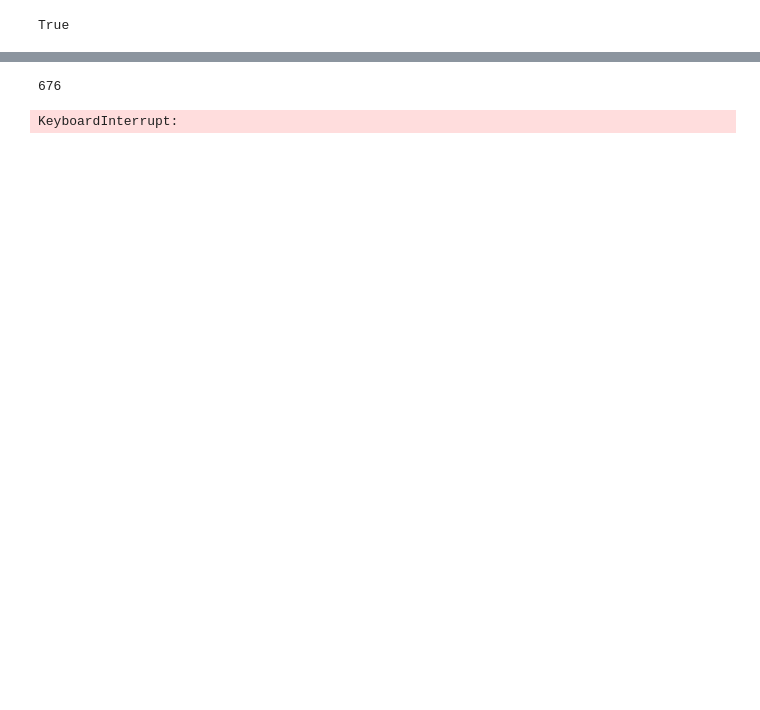
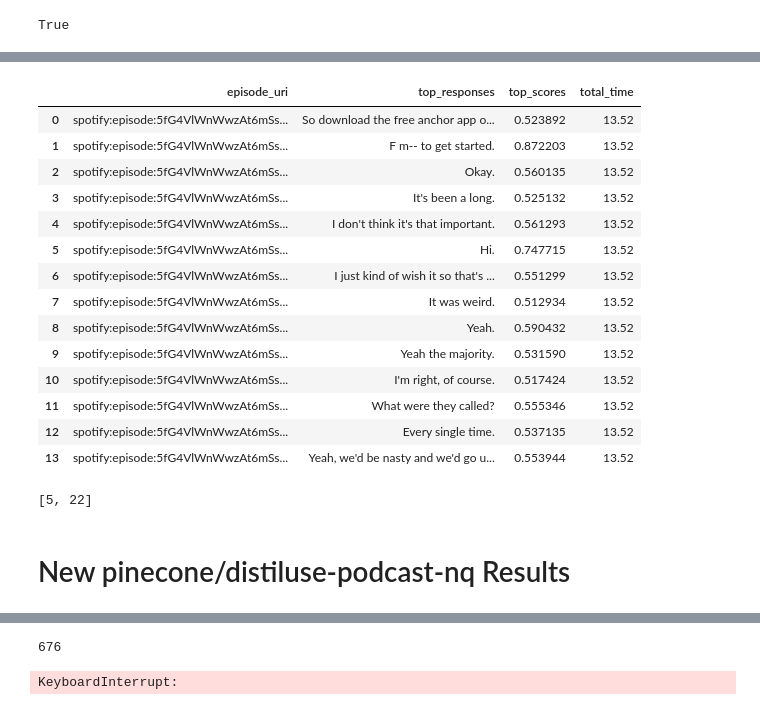
Before and after one commit to oimartin/podcast_ad_sponsor_chatbot, a Jupyter notebook: 03_test_ad_classification.ipynb, the cells around one changed output, grey strips where cells are left out. Saved outputs shown, nothing was run; the diff lists cells and outputs as text; code cells hidden in the pictures; blank space fills up the shorter version.

```diff
--- a/03_test_ad_classification.ipynb
+++ b/03_test_ad_classification.ipynb
@@ -1,25 +3,18 @@
 # %%
+# !pip install sentence_transformers
+
 import nltk
-import random
-
-# !pip install sentence_transformers
-from sentence_transformers import SentenceTransformer
-from sklearn.metrics.pairwise import cosine_similarity
-
 from elasticsearch import Elasticsearch
+es = Elasticsearch("http://localhost:9200")
 import pandas as pd
-
 import torch
 import torch.nn.functional as F
-
 import time
 
 from transformers import AutoModelForSequenceClassification, AutoTokenizer
 model_class = AutoModelForSequenceClassification.from_pretrained('morenolq/spotify-podcast-advertising-classification')
 tokenizer = AutoTokenizer.from_pretrained('morenolq/spotify-podcast-advertising-classification')
 
-# model = SentenceTransformer('pinecone/distiluse-podcast-nq')
-
 # Only run this once, they will be downloaded.
 nltk.download('stopwords',quiet=True)
 nltk.download('wordnet',quiet=True)
@@ -29,0 +27,17 @@ True
+# %%
+# Previously indicated episodes to test all chatbots against
+indicator_episodes = ["spotify:episode:5fG4VlWnWwzAt6mSs0H7lY", "spotify:episode:7JG3lLnRoDdOxuqjf14ZkM",
+                            "spotify:episode:3kkhUQJ9DXYs6aSdDmPp2V", "spotify:episode:4fJ6Y6IpljKy8FT8DZHx1L",
+                            "spotify:episode:5xBPWxqVCocdBgybmHjr5V", "spotify:episode:0X663c1I6j1cehJvy10WMm",
+                            "spotify:episode:61a1JjZO27lGCvCwBaCkpC", "spotify:episode:0goWRy1gwB23rQVy8ci7Wa",
+                            "spotify:episode:0BSD8QYmd2mQ1V43uIrU4I", "spotify:episode:5xH3cdpkxnJhQjPV22sxKC",
+                            "spotify:episode:0YPvJfSEw0jacPB3IeT37d", "spotify:episode:1gnpv26FFvIxpnwVbbRXv1",
+                            "spotify:episode:6rh4J52THn252yi7t11Yqf", "spotify:episode:3IfmcM2rcWb82601pkPvCh",
+                            "spotify:episode:5LJ33LdXWhqOu1KNad6D5q", "spotify:episode:1AxFBio6NwwG0MAjdCK5gK",
+                            "spotify:episode:3U33mRnDJcXywmBm1hahlL", "spotify:episode:57Nzb9H2VRZgHcNFChwbBG",
+                            "spotify:episode:6vRLNVEQ4xqtMxnms3RZh3", "spotify:episode:1tN044BhlPjjiluZ7Wo7UL",
+                            "spotify:episode:1fs86N6FLUKW2e5NdX1dF1", "spotify:episode:1A4cHtP3wIVQutpCgS7kd7",
+                            "spotify:episode:1Mi90UjG91rm73qvHzcG0t", "spotify:episode:3TuC8HZp9VdXtxYMQkJI0m",
+                            "spotify:episode:67v8V9SOXxivYQfAHSsc5f", "spotify:episode:3QE8qxHtJg3zMrq03R4GOj",
+                            "spotify:episode:3Vr6AUCTQgVWoE137b4IdB", "spotify:episode:4oQZAcd6xnxVA1e2GWaIFb",
+                            "spotify:episode:4sbSs1xtuf8dF3xtb7btUi", "spotify:episode:2RoLspr2PQTki51sfMhd20"]
@@ -29,0 +138,19 @@ True
+# %%
+# preview example of identified sentences for one episode
+of_interest[0]
+# %% [output]
+|  | episode_uri | top_responses | top_scores | total_time |
+| 0 | spotify:episode:5fG4VlWnWwzAt6mSs... | So download the free anchor app o... | 0.523892 | 13.52 |
+| 1 | spotify:episode:5fG4VlWnWwzAt6mSs... | F m-- to get started. | 0.872203 | 13.52 |
+| 2 | spotify:episode:5fG4VlWnWwzAt6mSs... | Okay. | 0.560135 | 13.52 |
+| 3 | spotify:episode:5fG4VlWnWwzAt6mSs... | It's been a long. | 0.525132 | 13.52 |
+| 4 | spotify:episode:5fG4VlWnWwzAt6mSs... | I don't think it's that important. | 0.561293 | 13.52 |
+| 5 | spotify:episode:5fG4VlWnWwzAt6mSs... | Hi. | 0.747715 | 13.52 |
+| 6 | spotify:episode:5fG4VlWnWwzAt6mSs... | I just kind of wish it so that's ... | 0.551299 | 13.52 |
+| 7 | spotify:episode:5fG4VlWnWwzAt6mSs... | It was weird. | 0.512934 | 13.52 |
+| 8 | spotify:episode:5fG4VlWnWwzAt6mSs... | Yeah. | 0.590432 | 13.52 |
+| 9 | spotify:episode:5fG4VlWnWwzAt6mSs... | Yeah the majority. | 0.531590 | 13.52 |
+| 10 | spotify:episode:5fG4VlWnWwzAt6mSs... | I'm right, of course. | 0.517424 | 13.52 |
+| 11 | spotify:episode:5fG4VlWnWwzAt6mSs... | What were they called? | 0.555346 | 13.52 |
+| 12 | spotify:episode:5fG4VlWnWwzAt6mSs... | Every single time. | 0.537135 | 13.52 |
+| 13 | spotify:episode:5fG4VlWnWwzAt6mSs... | Yeah, we'd be nasty and we'd go u... | 0.553944 | 13.52 |
@@ -29,0 +188,6 @@ True
+# %%
+index_problem_df
+# %% [output]
+[5, 22]
+# %% [markdown]
+# New pinecone/distiluse-podcast-nq Results
```
Also changed, not shown: parts of 13 cells of this notebook, 7 other files.
